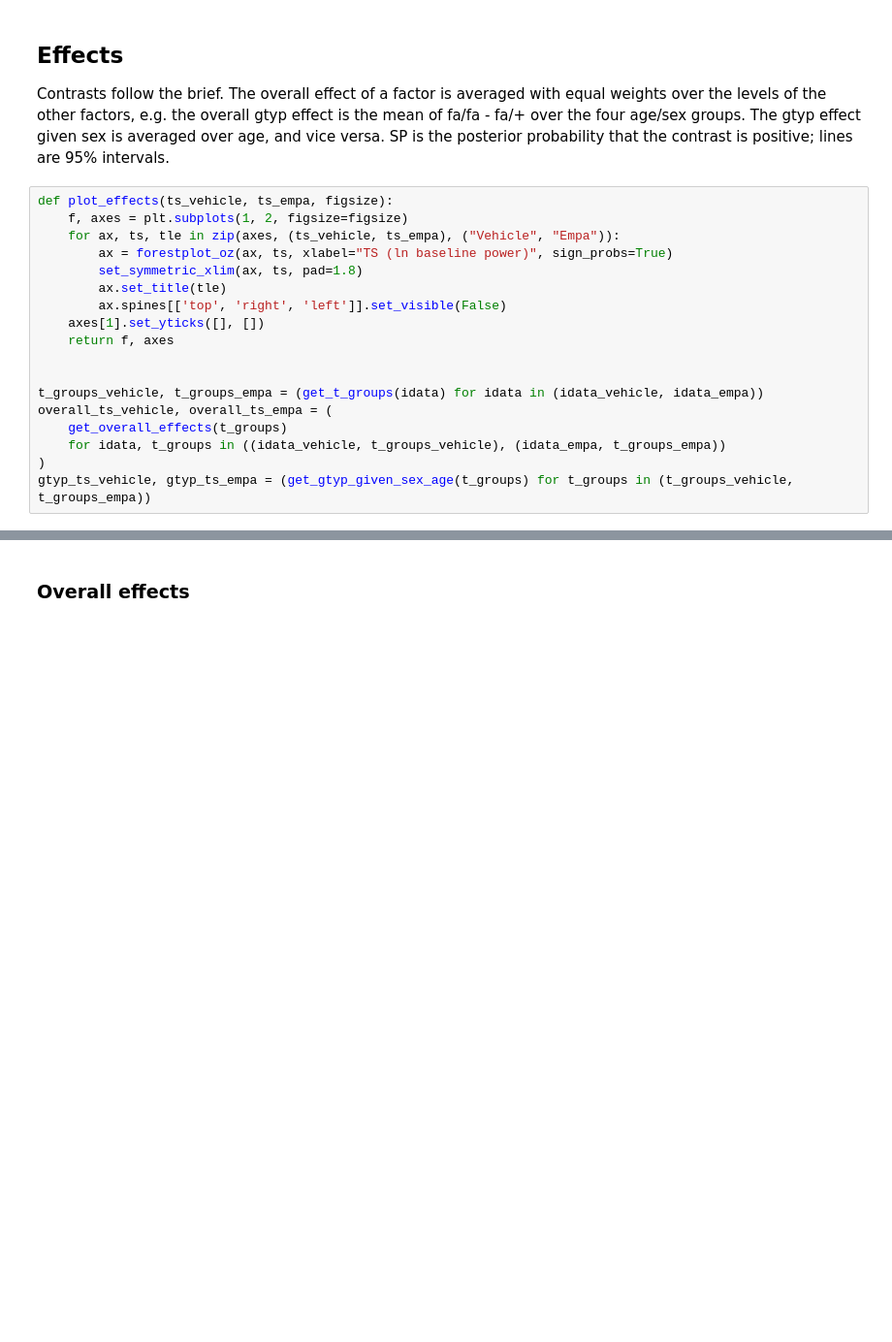
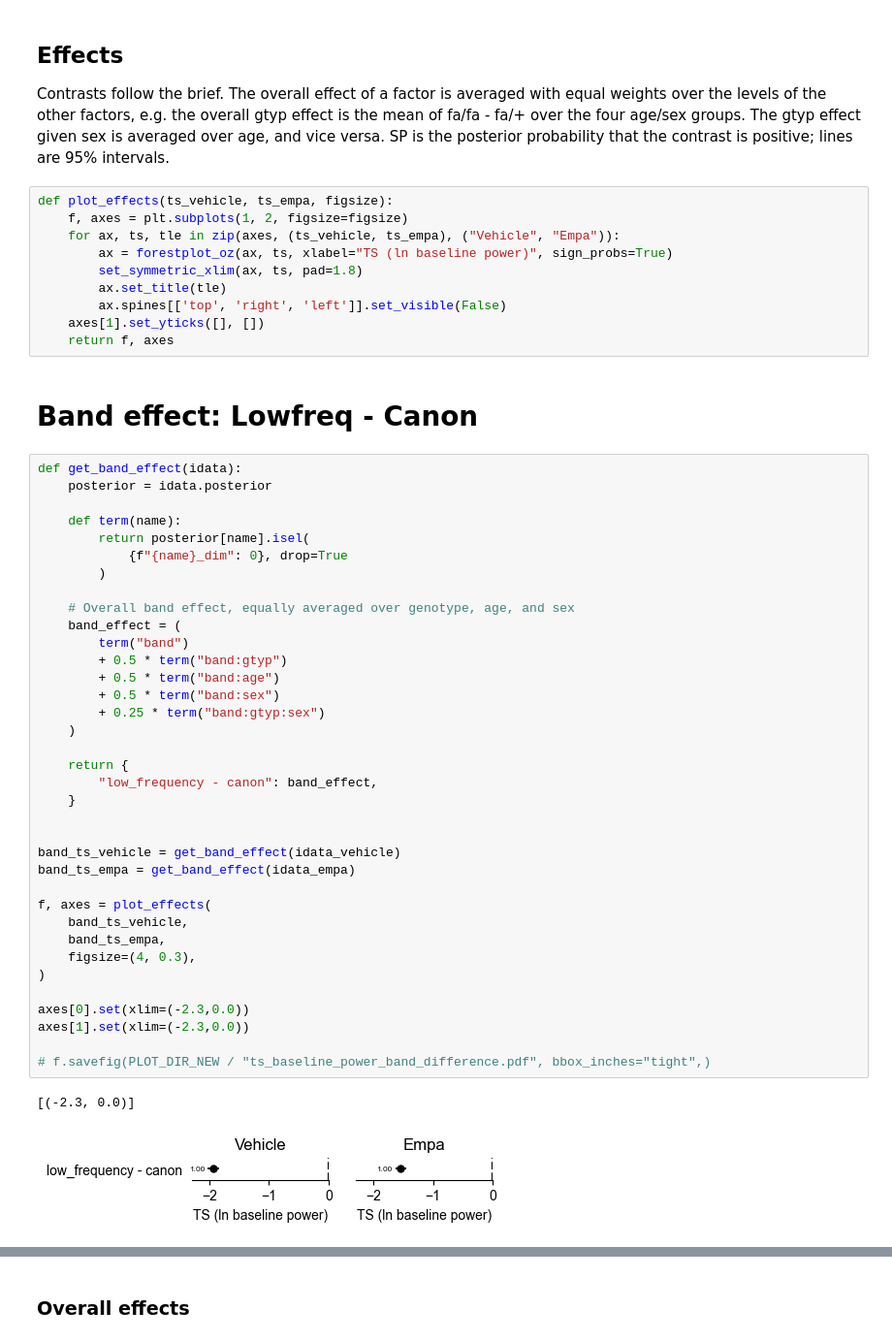
Before and after one commit to teddygroves/kidney, a Jupyter notebook: notebooks/new/analyse fits baseline power.ipynb, the cells around one changed output, grey strips where cells are left out. Shown at 97% size. Saved outputs shown, nothing was run; the diff lists cells and outputs as text; blank space fills up the shorter version.

```diff
--- a/notebooks/new/analyse fits baseline power.ipynb
+++ b/notebooks/new/analyse fits baseline power.ipynb
@@ -89,11 +97,44 @@ def plot_effects(ts_vehicle, ts_empa, figsize):
         ax.spines[['top', 'right', 'left']].set_visible(False)
     axes[1].set_yticks([], [])
     return f, axes
-
-
-t_groups_vehicle, t_groups_empa = (get_t_groups(idata) for idata in (idata_vehicle, idata_empa))
-overall_ts_vehicle, overall_ts_empa = (
-    get_overall_effects(t_groups)
-    for idata, t_groups in ((idata_vehicle, t_groups_vehicle), (idata_empa, t_groups_empa))
-)
-gtyp_ts_vehicle, gtyp_ts_empa = (get_gtyp_given_sex_age(t_groups) for t_groups in (t_groups_vehicle, t_groups_empa))
+# %% [markdown]
+# Band effect: Lowfreq - Canon
+# %%
+def get_band_effect(idata):
+    posterior = idata.posterior
+
+    def term(name):
+        return posterior[name].isel(
+            {f"{name}_dim": 0}, drop=True
+        )
+
+    # Overall band effect, equally averaged over genotype, age, and sex
+    band_effect = (
+        term("band")
+        + 0.5 * term("band:gtyp")
+        + 0.5 * term("band:age")
+        + 0.5 * term("band:sex")
+        + 0.25 * term("band:gtyp:sex")
+    )
+
+    return {
+        "low_frequency - canon": band_effect,
+    }
+
+
+band_ts_vehicle = get_band_effect(idata_vehicle)
+band_ts_empa = get_band_effect(idata_empa)
+
+f, axes = plot_effects(
+    band_ts_vehicle,
+    band_ts_empa,
+    figsize=(4, 0.3),
+)
+
+axes[0].set(xlim=(-2.3,0.0))
+axes[1].set(xlim=(-2.3,0.0))
+
+# f.savefig(PLOT_DIR_NEW / "ts_baseline_power_band_difference.pdf", bbox_inches="tight",)
+# %% [output]
+[(-2.3, 0.0)]
+[figure, added]
```
Also changed, not shown: parts of 23 cells of this notebook, 2 other files.
